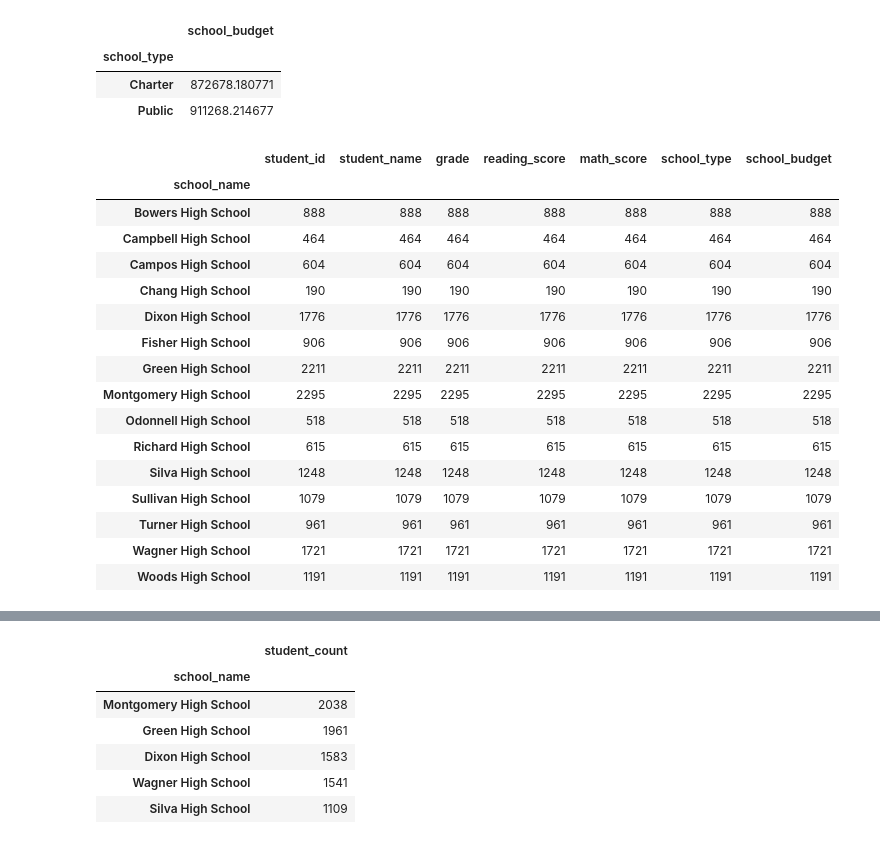
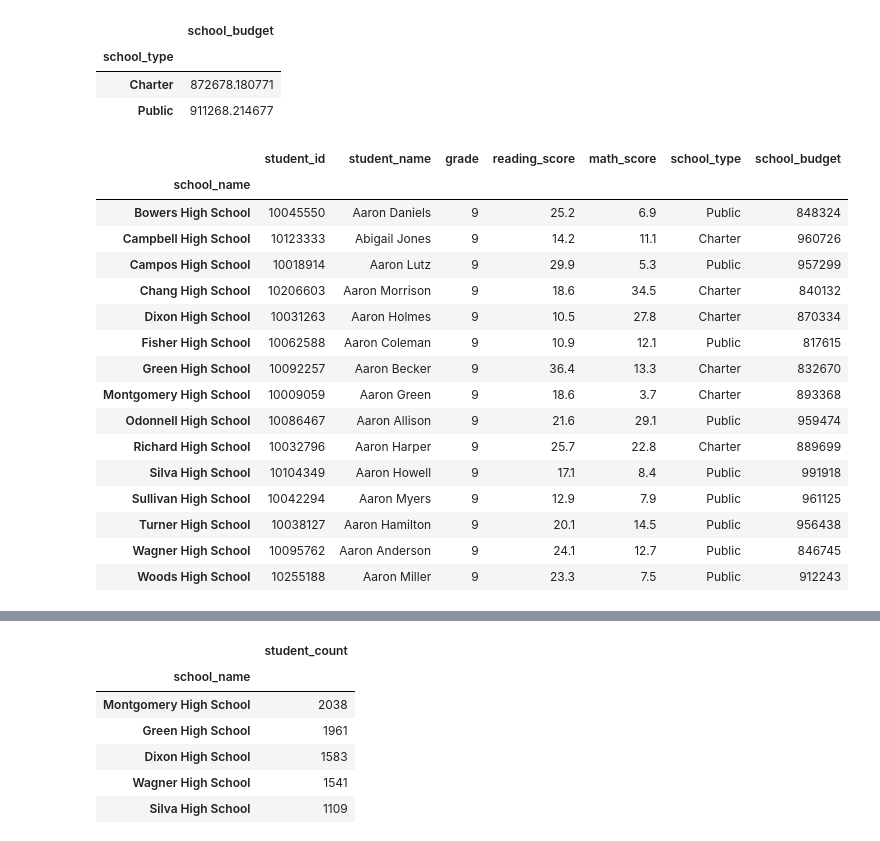
Before and after one commit to margomerritt/School_District_Analysis, a Jupyter notebook: Student_Data_Challenge_Starter_Code.ipynb, the cells around one changed output, grey strips where cells are left out. Saved outputs shown, nothing was run; the diff lists cells and outputs as text; code cells hidden in the pictures.

Commit message:
Adding school district analysis

```diff
--- a/Student_Data_Challenge_Starter_Code.ipynb
+++ b/Student_Data_Challenge_Starter_Code.ipynb
@@ -290,23 +287,23 @@ avg_student_score_by_school.loc[:,["school_budget"]]
 | Charter | 872678.180771 |
 | Public | 911268.214677 |
 # %%
-total_number_students_by_school = student_df.groupby(by='school_name').count()
-total_number_students_by_school
+total_students_by_school = student_df.groupby('school_name')
+total_students_by_school.min()
 # %% [output]
 |  | student_id | student_name | grade | reading_score | math_score | school_type | school_budget |
 | school_name |  |  |  |  |  |  |  |
-| Bowers High School | 888 | 888 | 888 | 888 | 888 | 888 | 888 |
-| Campbell High School | 464 | 464 | 464 | 464 | 464 | 464 | 464 |
-| Campos High School | 604 | 604 | 604 | 604 | 604 | 604 | 604 |
-| Chang High School | 190 | 190 | 190 | 190 | 190 | 190 | 190 |
-| Dixon High School | 1776 | 1776 | 1776 | 1776 | 1776 | 1776 | 1776 |
-| Fisher High School | 906 | 906 | 906 | 906 | 906 | 906 | 906 |
-| Green High School | 2211 | 2211 | 2211 | 2211 | 2211 | 2211 | 2211 |
-| Montgomery High School | 2295 | 2295 | 2295 | 2295 | 2295 | 2295 | 2295 |
-| Odonnell High School | 518 | 518 | 518 | 518 | 518 | 518 | 518 |
-| Richard High School | 615 | 615 | 615 | 615 | 615 | 615 | 615 |
-| Silva High School | 1248 | 1248 | 1248 | 1248 | 1248 | 1248 | 1248 |
-| Sullivan High School | 1079 | 1079 | 1079 | 1079 | 1079 | 1079 | 1079 |
-| Turner High School | 961 | 961 | 961 | 961 | 961 | 961 | 961 |
-| Wagner High School | 1721 | 1721 | 1721 | 1721 | 1721 | 1721 | 1721 |
-| Woods High School | 1191 | 1191 | 1191 | 1191 | 1191 | 1191 | 1191 |
+| Bowers High School | 10045550 | Aaron Daniels | 9 | 25.2 | 6.9 | Public | 848324 |
+| Campbell High School | 10123333 | Abigail Jones | 9 | 14.2 | 11.1 | Charter | 960726 |
+| Campos High School | 10018914 | Aaron Lutz | 9 | 29.9 | 5.3 | Public | 957299 |
+| Chang High School | 10206603 | Aaron Morrison | 9 | 18.6 | 34.5 | Charter | 840132 |
+| Dixon High School | 10031263 | Aaron Holmes | 9 | 10.5 | 27.8 | Charter | 870334 |
+| Fisher High School | 10062588 | Aaron Coleman | 9 | 10.9 | 12.1 | Public | 817615 |
+| Green High School | 10092257 | Aaron Becker | 9 | 36.4 | 13.3 | Charter | 832670 |
+| Montgomery High School | 10009059 | Aaron Green | 9 | 18.6 | 3.7 | Charter | 893368 |
+| Odonnell High School | 10086467 | Aaron Allison | 9 | 21.6 | 29.1 | Public | 959474 |
+| Richard High School | 10032796 | Aaron Harper | 9 | 25.7 | 22.8 | Charter | 889699 |
+| Silva High School | 10104349 | Aaron Howell | 9 | 17.1 | 8.4 | Public | 991918 |
+| Sullivan High School | 10042294 | Aaron Myers | 9 | 12.9 | 7.9 | Public | 961125 |
+| Turner High School | 10038127 | Aaron Hamilton | 9 | 20.1 | 14.5 | Public | 956438 |
+| Wagner High School | 10095762 | Aaron Anderson | 9 | 24.1 | 12.7 | Public | 846745 |
+| Woods High School | 10255188 | Aaron Miller | 9 | 23.3 | 7.5 | Public | 912243 |
```
Also changed, not shown: parts of 5 cells of this notebook.
